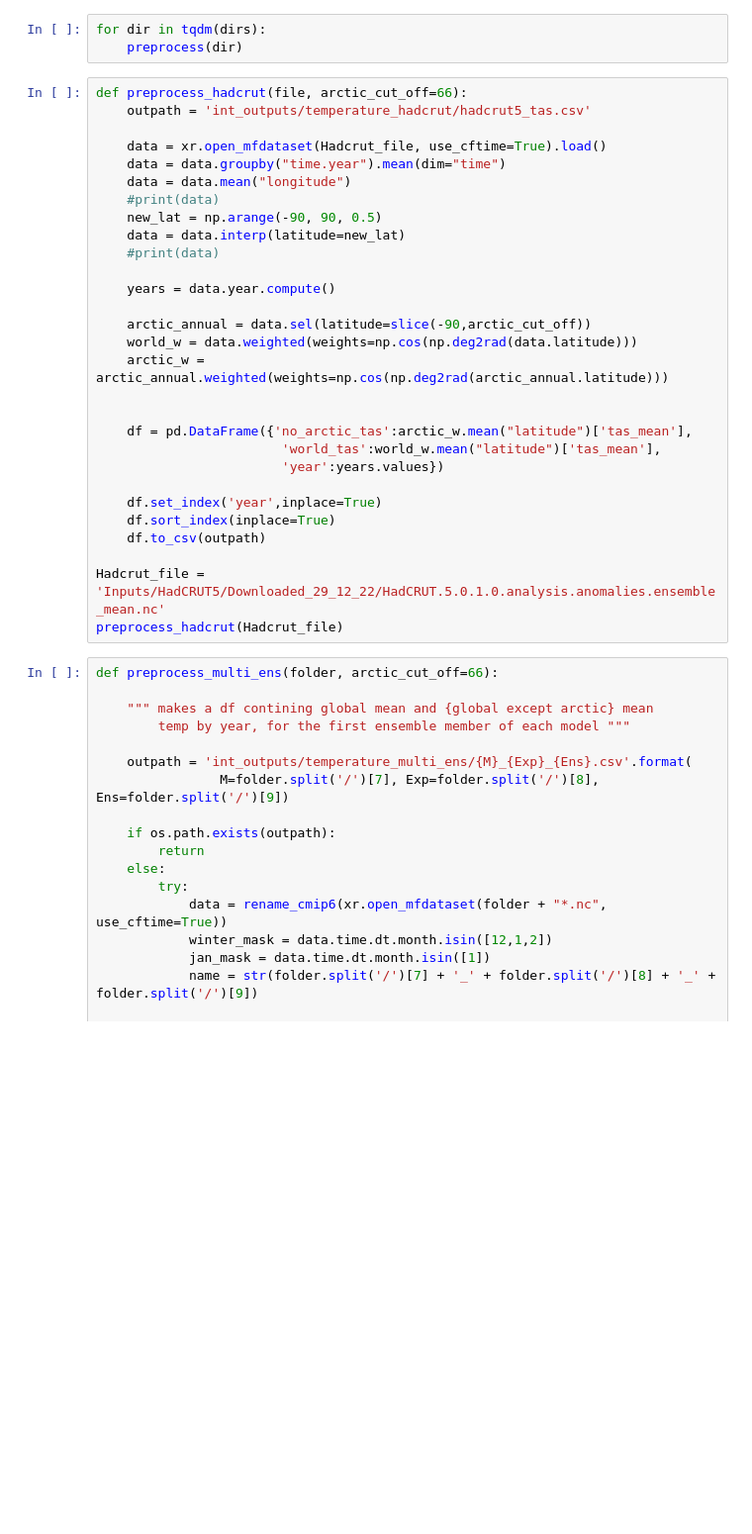
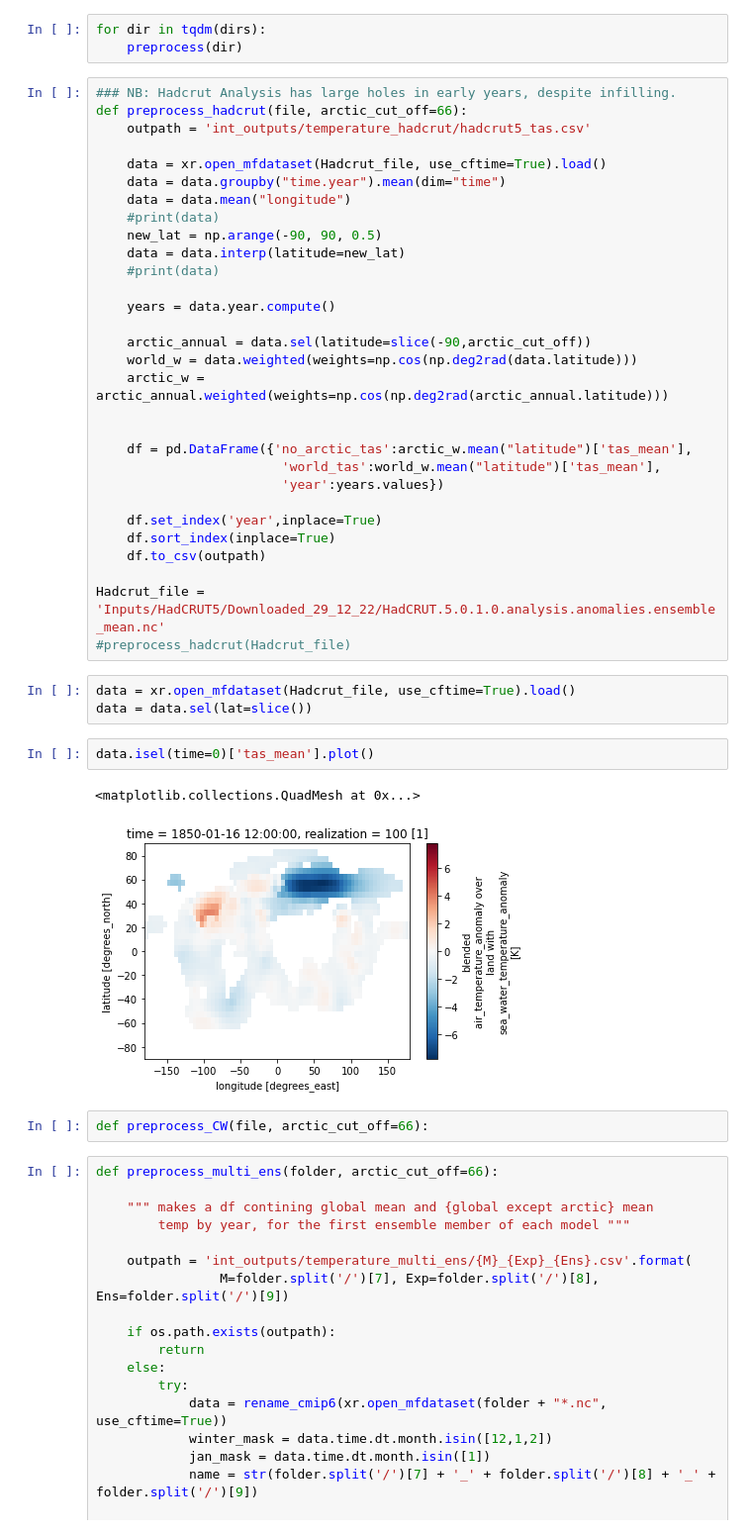
Before and after one commit to alistairduffey/AAandParis, a Jupyter notebook: preprocess_tas_v3.ipynb, the cells around one changed output. Shown at 99% size. Saved outputs shown, nothing was run; the diff lists cells and outputs as text; blank space fills up the shorter version.

```diff
--- a/preprocess_tas_v3.ipynb
+++ b/preprocess_tas_v3.ipynb
@@ -78,6 +78,7 @@ def preprocess(folder, arctic_cut_off=66):
 for dir in tqdm(dirs):
     preprocess(dir)
 # %%
+### NB: Hadcrut Analysis has large holes in early years, despite infilling.
 def preprocess_hadcrut(file, arctic_cut_off=66):
     outpath = 'int_outputs/temperature_hadcrut/hadcrut5_tas.csv'
 
@@ -105,7 +106,17 @@ def preprocess_hadcrut(file, arctic_cut_off=66):
     df.to_csv(outpath)
 
 Hadcrut_file = 'Inputs/HadCRUT5/Downloaded_29_12_22/HadCRUT.5.0.1.0.analysis.anomalies.ensemble_mean.nc'
-preprocess_hadcrut(Hadcrut_file)
+#preprocess_hadcrut(Hadcrut_file)
+# %%
+data = xr.open_mfdataset(Hadcrut_file, use_cftime=True).load()
+data = data.sel(lat=slice())
+# %%
+data.isel(time=0)['tas_mean'].plot()
+# %% [output]
+<matplotlib.collections.QuadMesh at 0x...>
+[figure, added]
+# %%
+def preprocess_CW(file, arctic_cut_off=66):
 # %%
 def preprocess_multi_ens(folder, arctic_cut_off=66):
 
```
Also changed, not shown: 20 other files.
